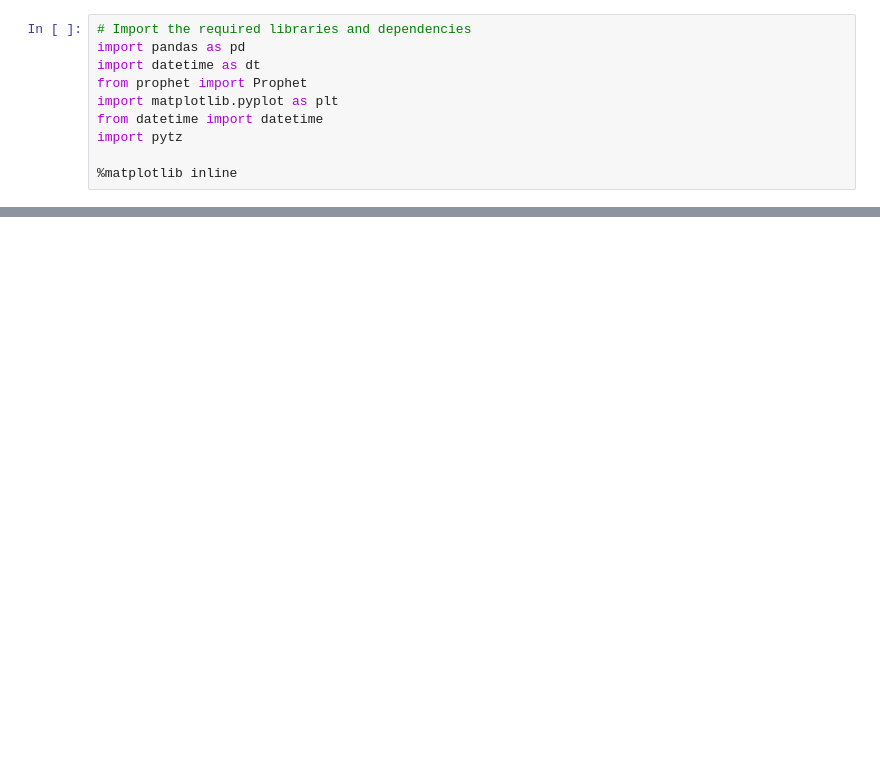
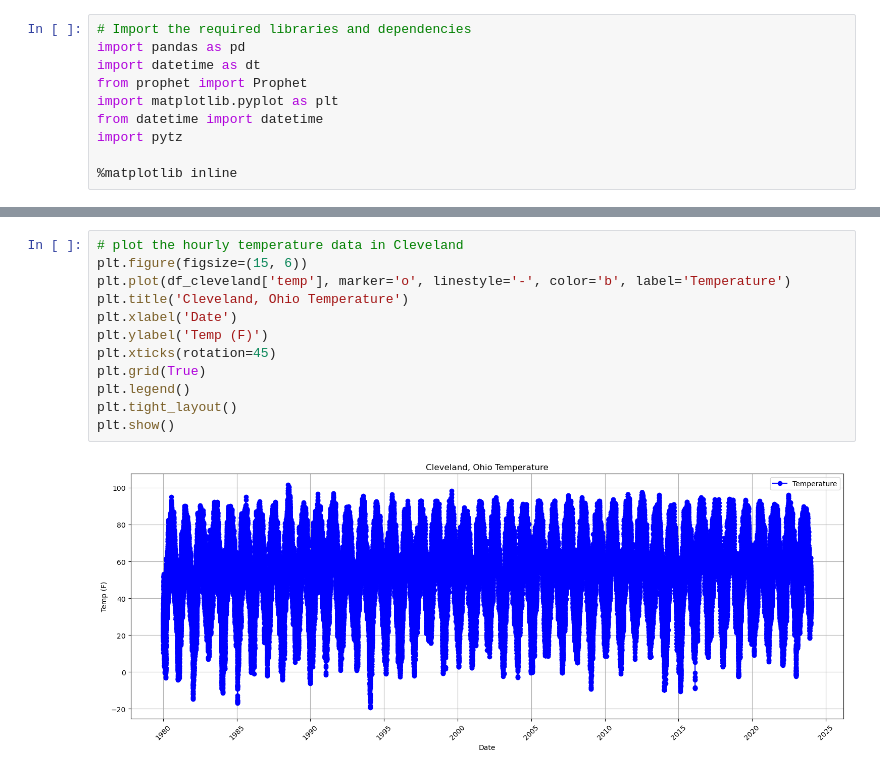
Before and after one commit to brian-campbell/ai-bootcamp-project-1, a Jupyter notebook: project-1-mike-2.ipynb, the cells around one changed output, grey strips where cells are left out. Cells and saved outputs as stored; diff of their text form; blank space fills up the shorter version.

```diff
--- a/project-1-mike-2.ipynb
+++ b/project-1-mike-2.ipynb
@@ -337,0 +114,14 @@ merged_df['Average Temp'].corr(merged_df['franklin_per_month'])
+# %%
+# plot the hourly temperature data in Cleveland
+plt.figure(figsize=(15, 6))
+plt.plot(df_cleveland['temp'], marker='o', linestyle='-', color='b', label='Temperature')
+plt.title('Cleveland, Ohio Temperature')
+plt.xlabel('Date')
+plt.ylabel('Temp (F)')
+plt.xticks(rotation=45)
+plt.grid(True)
+plt.legend()
+plt.tight_layout()
+plt.show()
+# %% [output]
+[figure, added]
```
Also changed, not shown: parts of 61 cells of this notebook.
